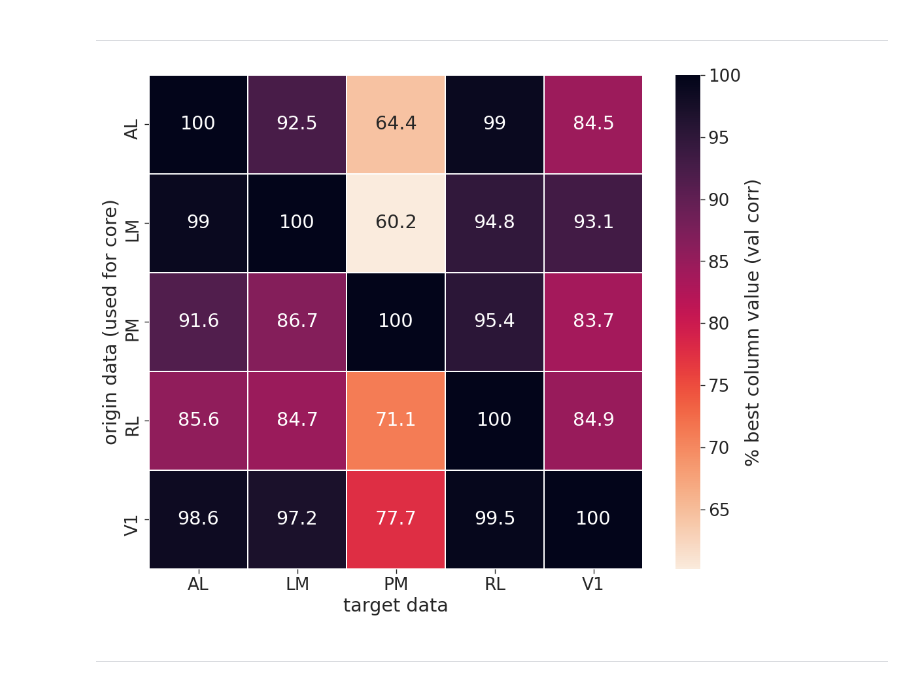
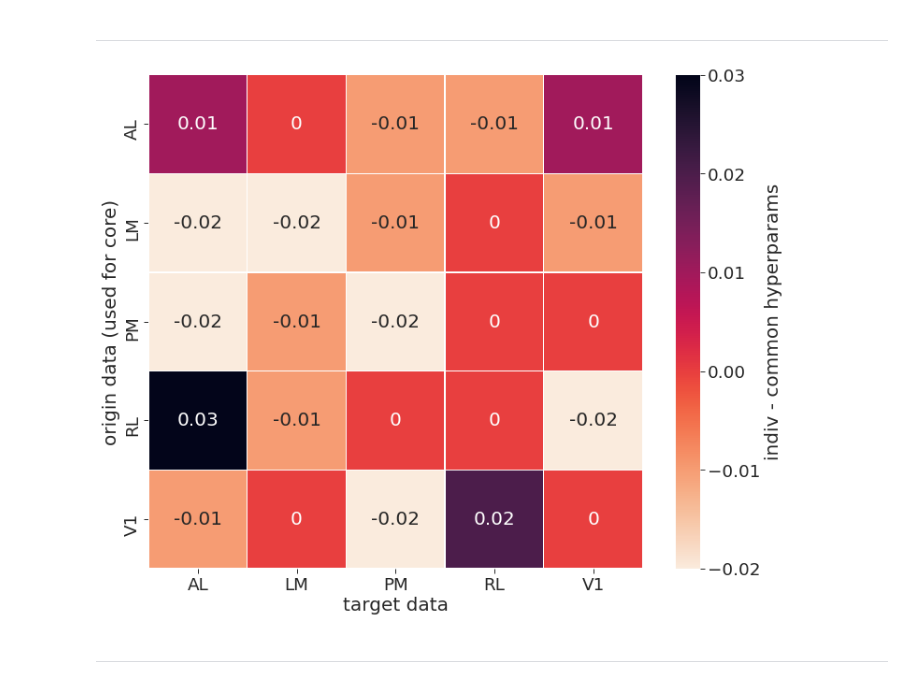
Before and after one commit to sinzlab/nnsysident, a Jupyter notebook: notebooks/playground.ipynb, the cells around one changed output. Drawn from its saved outputs; the diff is of its cells as text; code cells hidden in the pictures.

```diff
--- a/notebooks/playground.ipynb
+++ b/notebooks/playground.ipynb
@@ -42,5 +41,30 @@ Connecting konstantin@134.2.168.16:3306
 # %% [markdown]
 ---
+# %%
+experiment_names = ['Transfer between areas (indiv. hyperparams)']
+
+# Fetch data
+data = pd.DataFrame()
+for experiment_name in experiment_names:
+    data_ = pd.DataFrame(((TrainedModelTransfer *
+                           ExperimentsTransfer.Restrictions &
+                           'experiment_name="{}"'.format(experiment_name)) *
+                          Dataset * Model * Trainer * Transfer * Seed ).fetch()) #* OracleScoreTransfer
+    data = pd.concat([data, data_])
+
+# # Filter out best performing models over model seeds
+data = data.sort_values('score', ascending=False).drop_duplicates(['dataset_comment', 'transfer_comment'])
+# data = data.loc[data['seed'] == 1]
+
+# # Get labels
+data["target data"] = data.apply(lambda row: row['dataset_comment'].split("Transfer dataset: ")[1].split(" neurons (218)")[0] , axis=1)
+data["origin data (used for core)"] = data.apply(lambda row: row['transfer_comment'].split(" core")[0] , axis=1)
+
+data = data.pivot(index="origin data (used for core)", columns='target data', values='score')
+data = data.round(2)
+# data = (data/data.max()*100).round(1)
+
+diff_data = data
 # %%
 experiment_names = ['Transfer between areas']
 
@@ -59,19 +83,21 @@ data = data.sort_values('score', ascending=False).drop_duplicates(['dataset_comm
 
 # # Get labels
 data["target data"] = data.apply(lambda row: row['dataset_comment'].split("Transfer dataset: ")[1].split(" neurons (218)")[0] , axis=1)
-data["origin data (used for core)"] = data.apply(lambda row: row['transfer_comment'].split(" core from")[0] , axis=1)
+data["origin data (used for core)"] = data.apply(lambda row: row['transfer_comment'].split(" core")[0] , axis=1)
 
 data = data.pivot(index="origin data (used for core)", columns='target data', values='score')
-data = (data/data.max()*100).round(1)
-data = np.exp(data)
+data = data.round(2)
+# data = (data/data.max()*100).round(1)
+
+diff_data = diff_data - data
 # %%
 paper_rc = {'lines.linewidth': 4, 'lines.markersize': 10}
 with sns.plotting_context('paper', rc=paper_rc, font_scale=2.15), sns.color_palette('bright'), sns.axes_style('ticks'):
 
-    fig, axes = plt.subplots(figsize=(13, 10), dpi=100)
-    sns.heatmap(data, annot=True, fmt="g", cmap='rocket_r', ax=axes, linewidths=.5, square=True, cbar_kws={'label': '% best column value (val corr)'})
-    fig.savefig('inter_area.png', bbox_inches='tight')
+    fig, axes = plt.subplots(figsize=(13, 10), dpi=70)
+    sns.heatmap(diff_data, annot=True, fmt="g", cmap='rocket_r', ax=axes, linewidths=.5, square=True, cbar_kws={'label': 'indiv - common hyperparams'})
+#     fig.savefig('inter_area.png', bbox_inches='tight')
 # %% [output]
-[figure, old version]
+[figure, new version]
 # %% [markdown]
 ___
```
Also changed, not shown: parts of 9 cells of this notebook, 2 other files.
